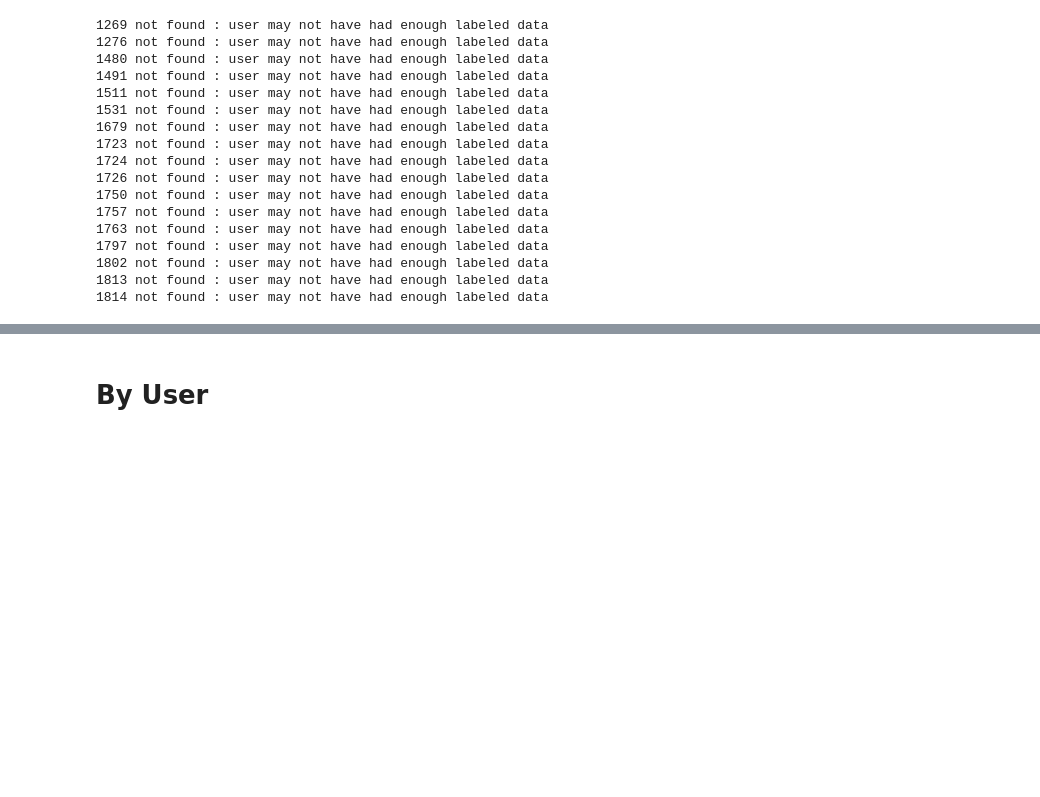
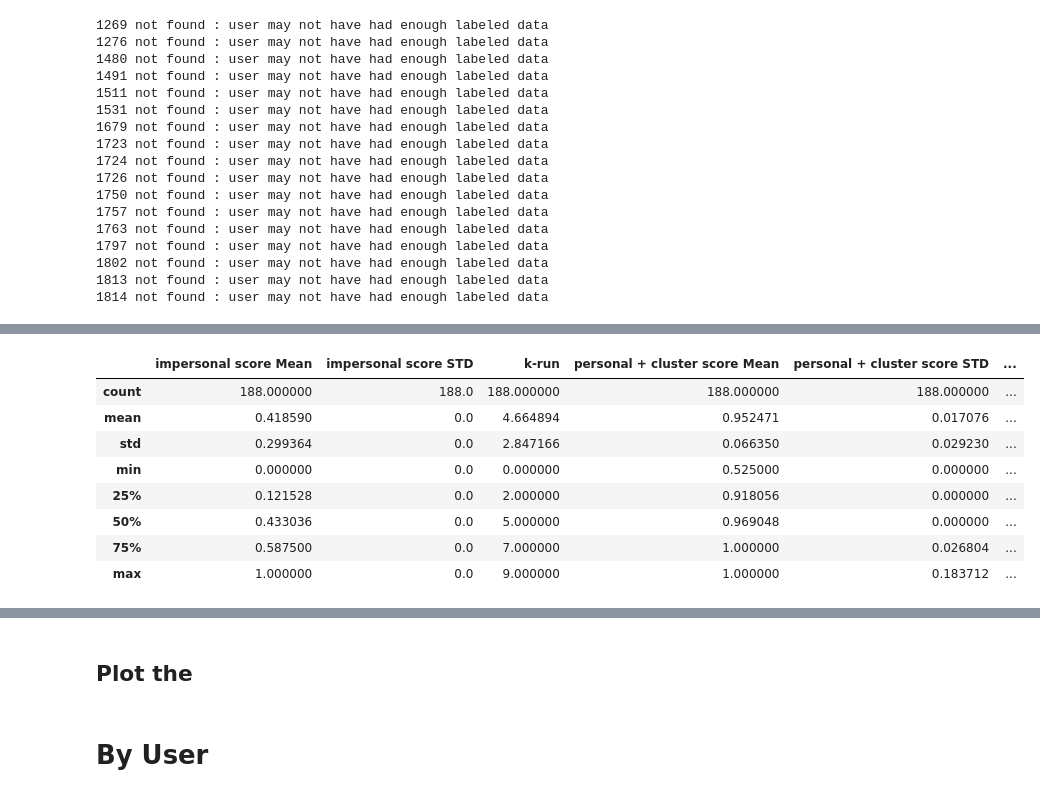
Before and after one commit to SkotBotCambo/wisdm_model_personalization, a Jupyter notebook: Analyzing Cluster & Personal Model Performance - trained on v1.1, tested on v2.0.ipynb, the cells around one changed output, grey strips where cells are left out. Saved outputs shown, nothing was run; the diff lists cells and outputs as text; code cells hidden in the pictures; blank space fills up the shorter version.

```diff
--- a/Analyzing Cluster & Personal Model Performance - trained on v1.1, tested on v2.0.ipynb
+++ b/Analyzing Cluster & Personal Model Performance - trained on v1.1, tested on v2.0.ipynb
@@ -58,3 +46,15 @@ results_df.describe()
+# %%
+results_df[results_df['personal training data'] == 70].describe()
+# %% [output]
+|  | impersonal score Mean | impersonal score STD | k-run | personal + cluster score Mean | personal + cluster score STD | ... |
+| count | 188.000000 | 188.0 | 188.000000 | 188.000000 | 188.000000 | ... |
+| mean | 0.418590 | 0.0 | 4.664894 | 0.952471 | 0.017076 | ... |
+| std | 0.299364 | 0.0 | 2.847166 | 0.066350 | 0.029230 | ... |
+| min | 0.000000 | 0.0 | 0.000000 | 0.525000 | 0.000000 | ... |
+| 25% | 0.121528 | 0.0 | 2.000000 | 0.918056 | 0.000000 | ... |
+| 50% | 0.433036 | 0.0 | 5.000000 | 0.969048 | 0.000000 | ... |
+| 75% | 0.587500 | 0.0 | 7.000000 | 1.000000 | 0.026804 | ... |
+| max | 1.000000 | 0.0 | 9.000000 | 1.000000 | 0.183712 | ... |
 # %%
 training_sizes = [10,20,30,40,50,60,70,80,90,100]
 
@@ -130,6 +135,8 @@ fig = Figure(data=data, layout=layout)
 iplot(fig, filename="boxplots_of_wisdm_models")
 # %% [output]
 [interactive output not drawn]
+# %% [markdown]
+## Plot the
 # %% [markdown]
 # By User
 # %%
```
Also changed, not shown: parts of 5 cells of this notebook, 4 other files.
